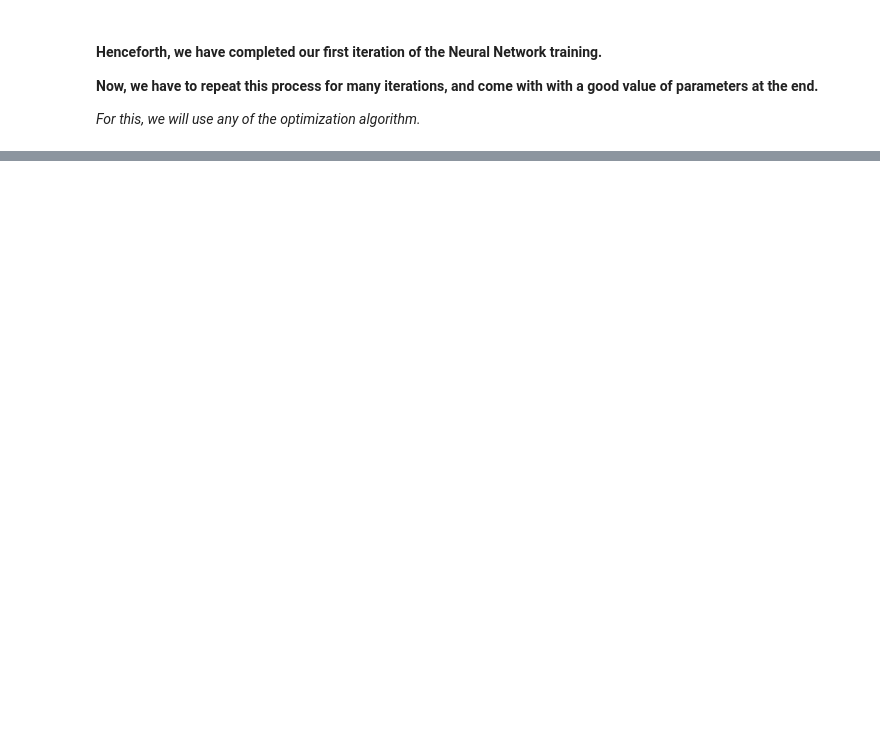
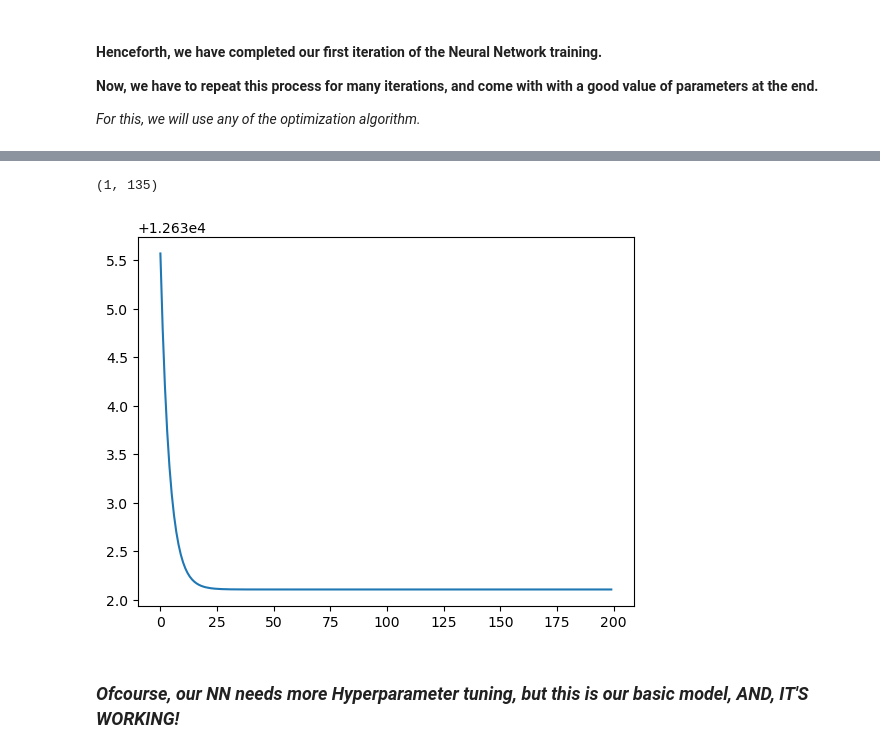
Before and after one commit to Harsh-Agarwals/Deep-Learning-Mastery, a Jupyter notebook: Neural Networks/NN-from-Scratch/neural_network_improvements.ipynb, the cells around one changed output, grey strips where cells are left out. Saved outputs shown, nothing was run; the diff lists cells and outputs as text; code cells hidden in the pictures; blank space fills up the shorter version.

```diff
--- a/Neural Networks/NN-from-Scratch/neural_network_improvements.ipynb
+++ b/Neural Networks/NN-from-Scratch/neural_network_improvements.ipynb
@@ -70,3 +70,10 @@ df
 | 191 | 0.0 | 8.273000 | 1 | 0.0 | 27.900000 | 69.500000 | 1 |
 | 192 | 1.0 | 6.732000 | 2 | 0.0 | 21.700000 | 56.900000 | 0 |
 193 rows × 7 columns
+# %%
+from sklearn.preprocessing import StandardScaler
+
+ss = StandardScaler()
+
+df[['Temperature', 'Humidity', 'Sunlight_Hours']] = ss.fit_transform(df[['Temperature', 'Humidity', 'Sunlight_Hours']])
+df
@@ -90,19 +127,19 @@ from forward_propagation import forward_prop
 from back_propagation import back_propagation
 from parameters_update import parameters_update
 # %%
-layers = 5 # We can change this parameter based on our NN architecture
-layer_neurons = [6, 10, 16, 12, 4, 1]
+layers = 6 # We can change this parameter based on our NN architecture
+layer_neurons = [6, 25, 20, 18, 20, 10, 1]
 # first number is the number of features in our input data, last number is the number of neurons in our output layer
 # and, middle numbers are the number of hidden layer neurons in each layer.
 
-layer_activations = ["relu", "tanh", "tanh", "sigmoid"] # activation functions for hidden layers, and we will decide activation function for the
+layer_activations = ["tanh", "tanh", "tanh", "sigmoid", "sigmoid"] # activation functions for hidden layers, and we will decide activation function for the
 # output layer based on the loss function provided.
 
 ## This neural network has 5 layer(4 hidden, 1 outer layer) with 10, 16, 12, and 4 neurons respectively at each hidden layer.
 ## Input data has 6 features so this NN has 6 input neurons, and 1 output neuron as this is the case of binary classification(0/1)
 
 parameters = specialInitialization(neuron_layers=layer_neurons)
-learning_rate = 100
+learning_rate = 0.003
 
 """
 forward_prop(X, y, layers, layer_neurons, parameters, activation, cost_function)
@@ -243,0 +355,10 @@ parameters
+# %%
+activations['a_6'].shape
+# %% [output]
+(1, 135)
+# %%
+plt.plot(costs[:200]);
+# %% [output]
+[figure, added]
+# %% [markdown]
+### _Ofcourse, our NN needs more Hyperparameter tuning, but this is our basic model, **AND, IT'S WORKING**!_
```
Also changed, not shown: parts of 10 cells of this notebook, 4 other files.
